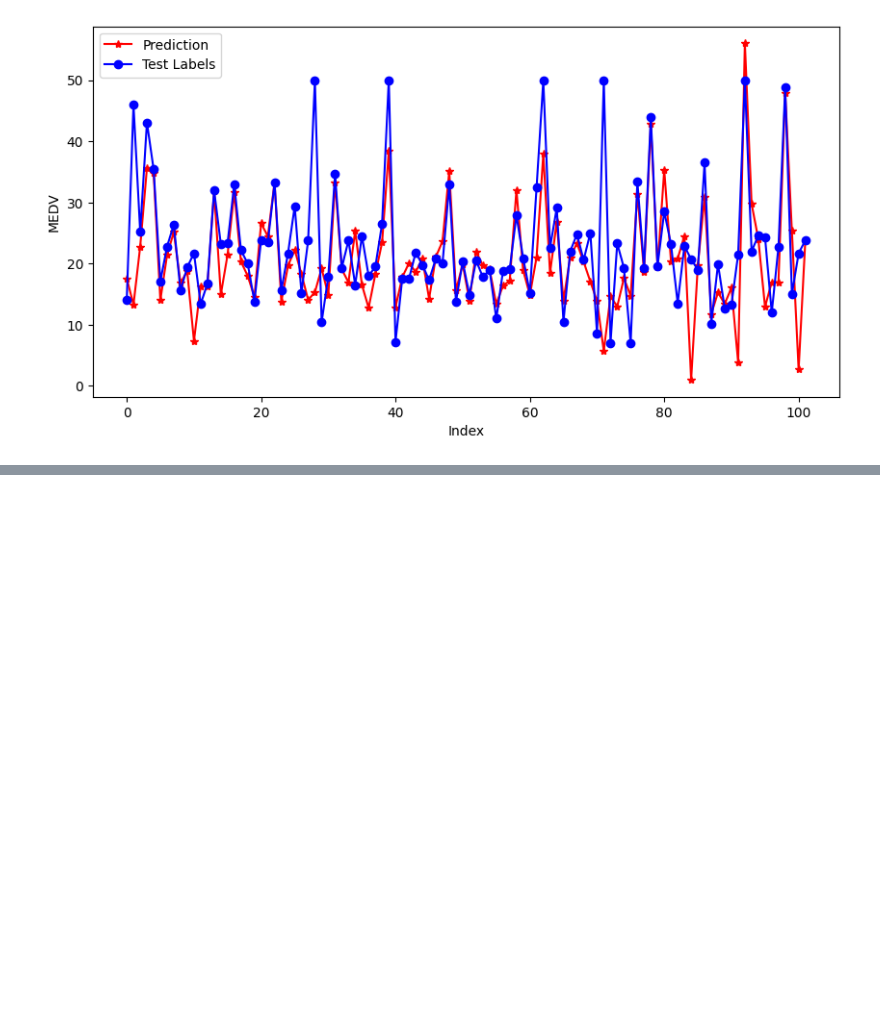
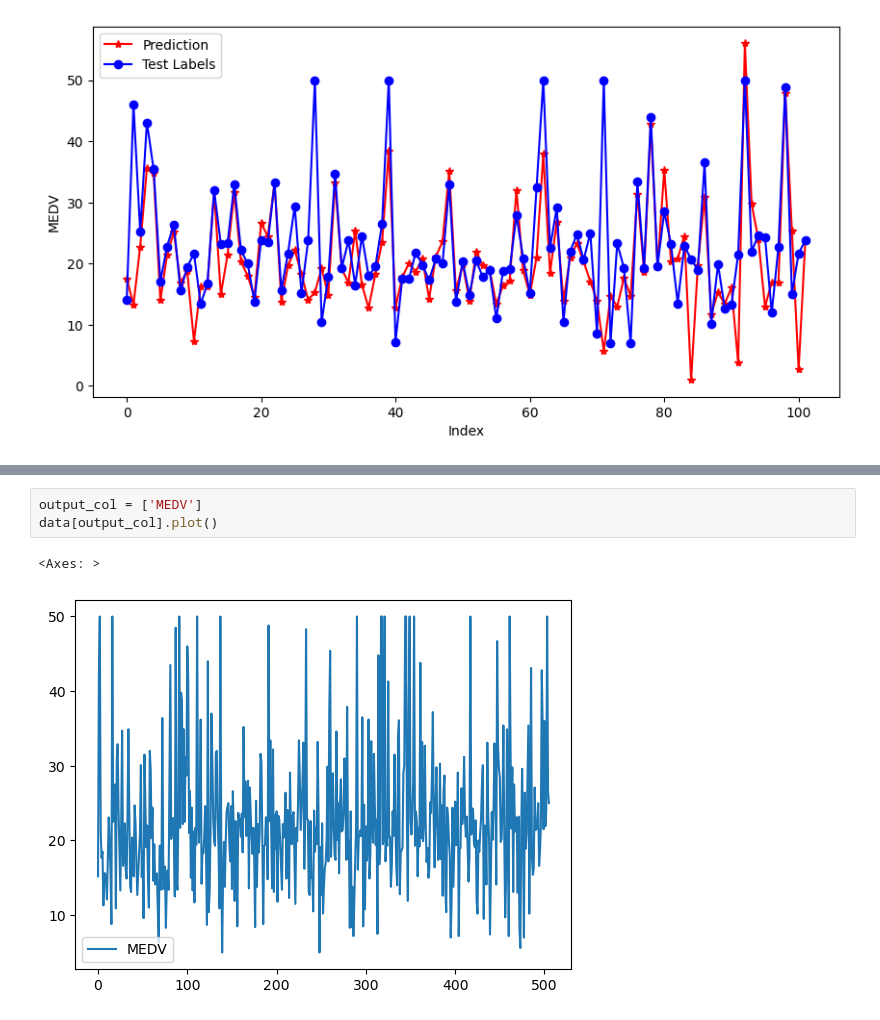
Before and after one commit to RafaJBZ/Tarea_4_RAJuarez_AXCabrera, a Jupyter notebook: Tarea4_RAJuarez_ACabrera.ipynb, the cells around one changed output, grey strips where cells are left out. Cells and saved outputs as stored; diff of their text form; blank space fills up the shorter version.

```diff
--- a/Tarea4_RAJuarez_ACabrera.ipynb
+++ b/Tarea4_RAJuarez_ACabrera.ipynb
@@ -267,0 +338,6 @@ Código de solución estudiante 2
+# %%
+output_col = ['MEDV']
+data[output_col].plot()
+# %% [output]
+<Axes: >
+[figure, added]
```
Also changed, not shown: parts of 19 cells of this notebook.
